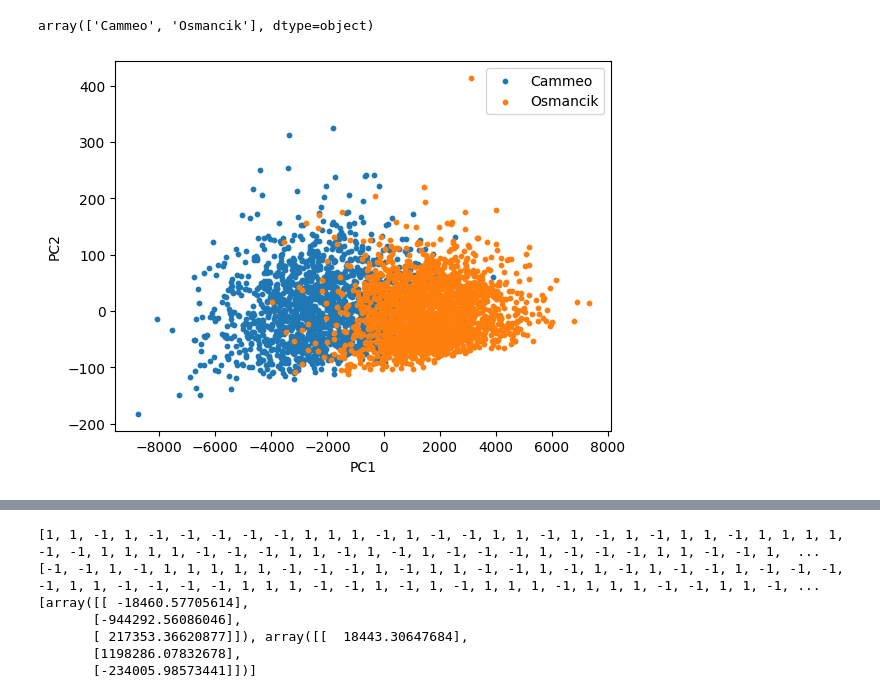
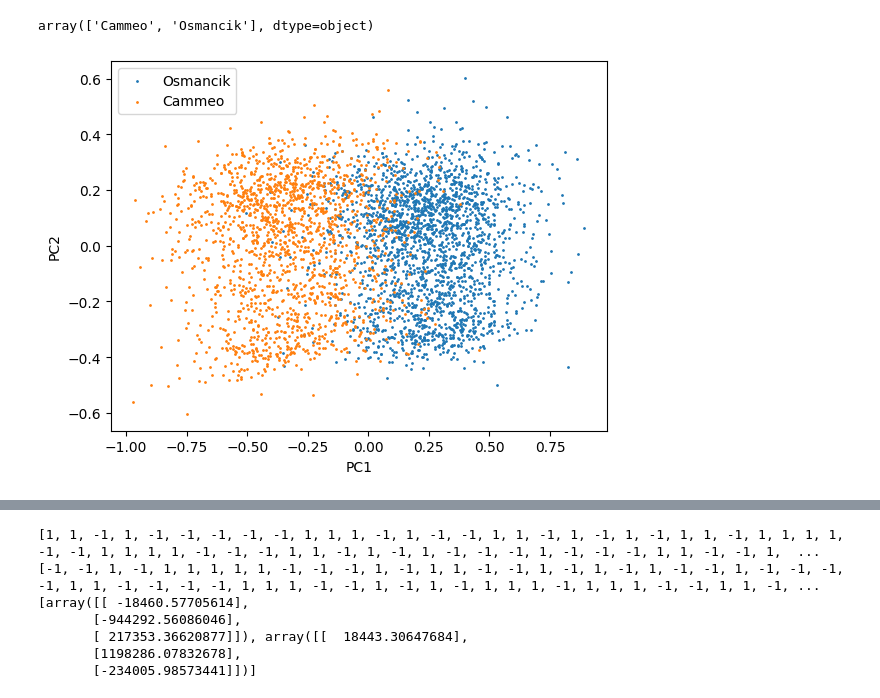
Before and after one commit to tung-ngt/ml2, a Jupyter notebook: labwork3/pct.ipynb, the cells around one changed output, grey strips where cells are left out. Cells and saved outputs as stored; diff of their text form; code cells hidden in the pictures.

```diff
--- a/labwork3/pct.ipynb
+++ b/labwork3/pct.ipynb
@@ -109,15 +116,17 @@ rice_data, rice_features = load_dataset.rice()
 rice_data["class"].unique()
 # %% [output]
 array(['Cammeo', 'Osmancik'], dtype=object)
+# %%
+rice = (rice_features - rice_features.min())/(rice_features.max() -rice_features.min())
 # %%
-rice_pca = PCA(rice_features, rice_data["class"])
+rice_pca = PCA(rice, rice_data["class"])
 rice_projected = rice_pca.project(2)
 
 rice_projected = rice_projected.sample(frac=1).reset_index(drop=True)
 # %%
-scatter(rice_projected, ["PC1", "PC2"], rice_projected["class"].unique(), 10)
+scatter(rice_projected, ["PC1", "PC2"], rice_projected["class"].unique(), 1)
 # %% [output]
-[figure, old version]
+[figure, new version]
 # %%
 values = rice_projected.sort_values("PC1").reset_index(drop=True).values
 x_plot = values[:, 0]
```
Also changed, not shown: parts of 16 cells of this notebook, 2 other files.
